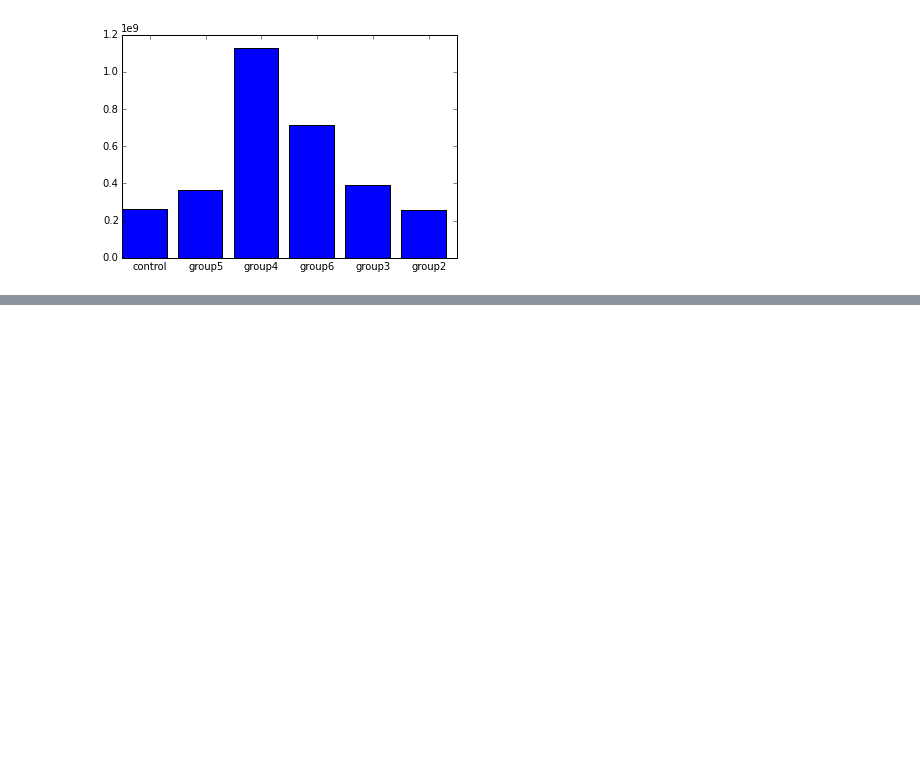
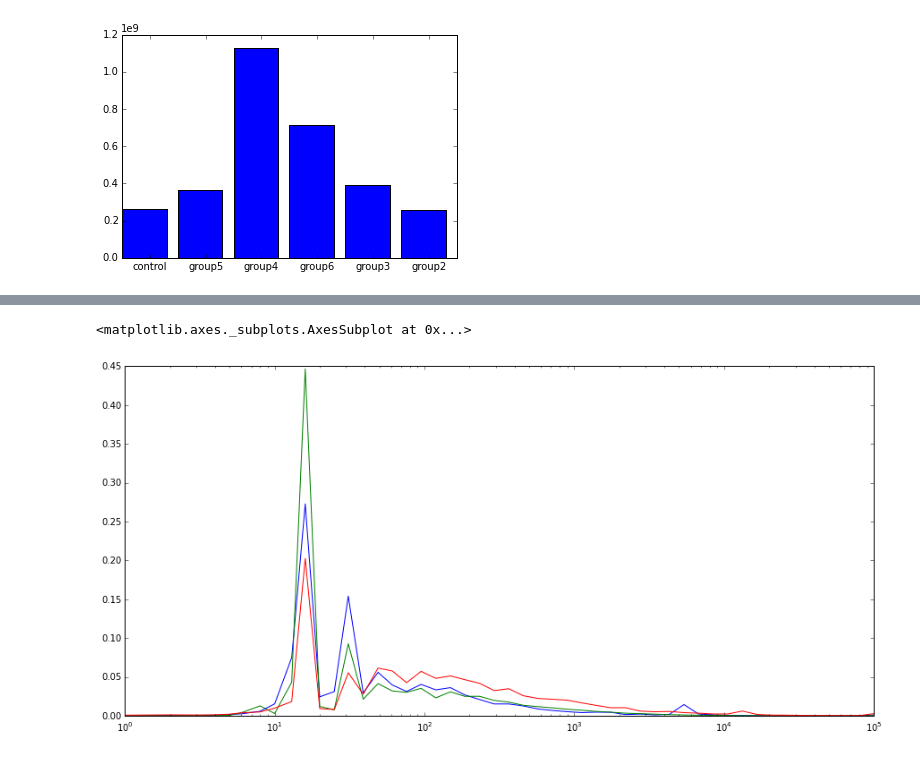
Before and after one commit to staktrace/telemetry-analysis, a Jupyter notebook: checkerboarding.ipynb, the cells around one changed output, grey strips where cells are left out. Saved outputs shown, nothing was run; the diff lists cells and outputs as text; code cells hidden in the pictures; blank space fills up the shorter version.

```diff
--- a/checkerboarding.ipynb
+++ b/checkerboarding.ipynb
@@ -226,0 +248,10 @@ unused = plt.xticks(np.arange(len(labels)) + 0.5, labels)
+# %%
+totals = {x: sum(y) for x, y in aggr_group4_duration.items()}
+aggr_group4_duration_normalized = {x: y / totals[x] for x, y in aggr_group4_duration.items()}
+# %%
+aggr_group4_duration_normalized["Darwin"].plot(kind="line", figsize=(15, 7), logx=True, color="blue")
+aggr_group4_duration_normalized["Windows_NT"].plot(kind="line", figsize=(15, 7), logx=True, color="green")
+aggr_group4_duration_normalized["Linux"].plot(kind="line", figsize=(15, 7), logx=True, color="red")
+# %% [output]
+<matplotlib.axes._subplots.AxesSubplot at 0x...>
+[figure, added]
```
Also changed, not shown: parts of 7 cells of this notebook.
